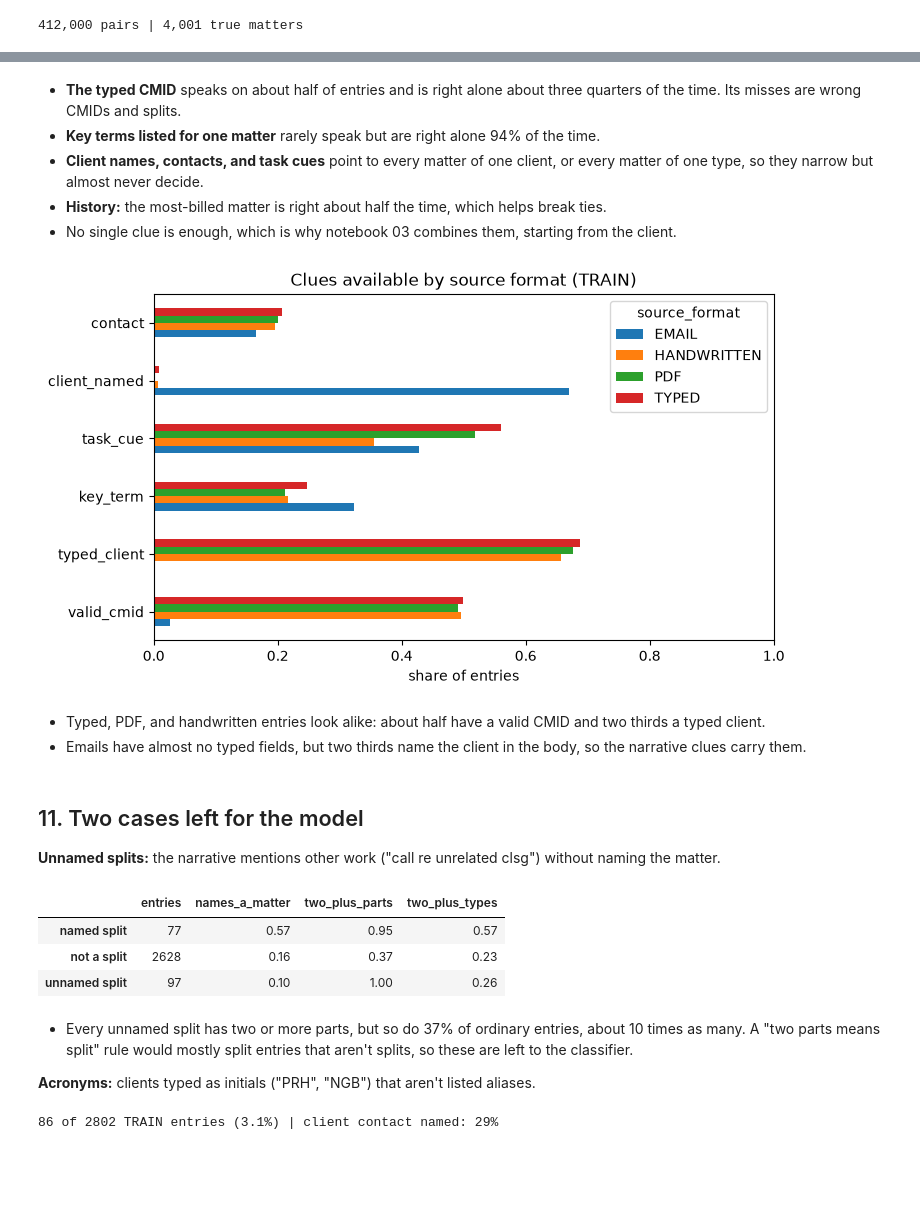
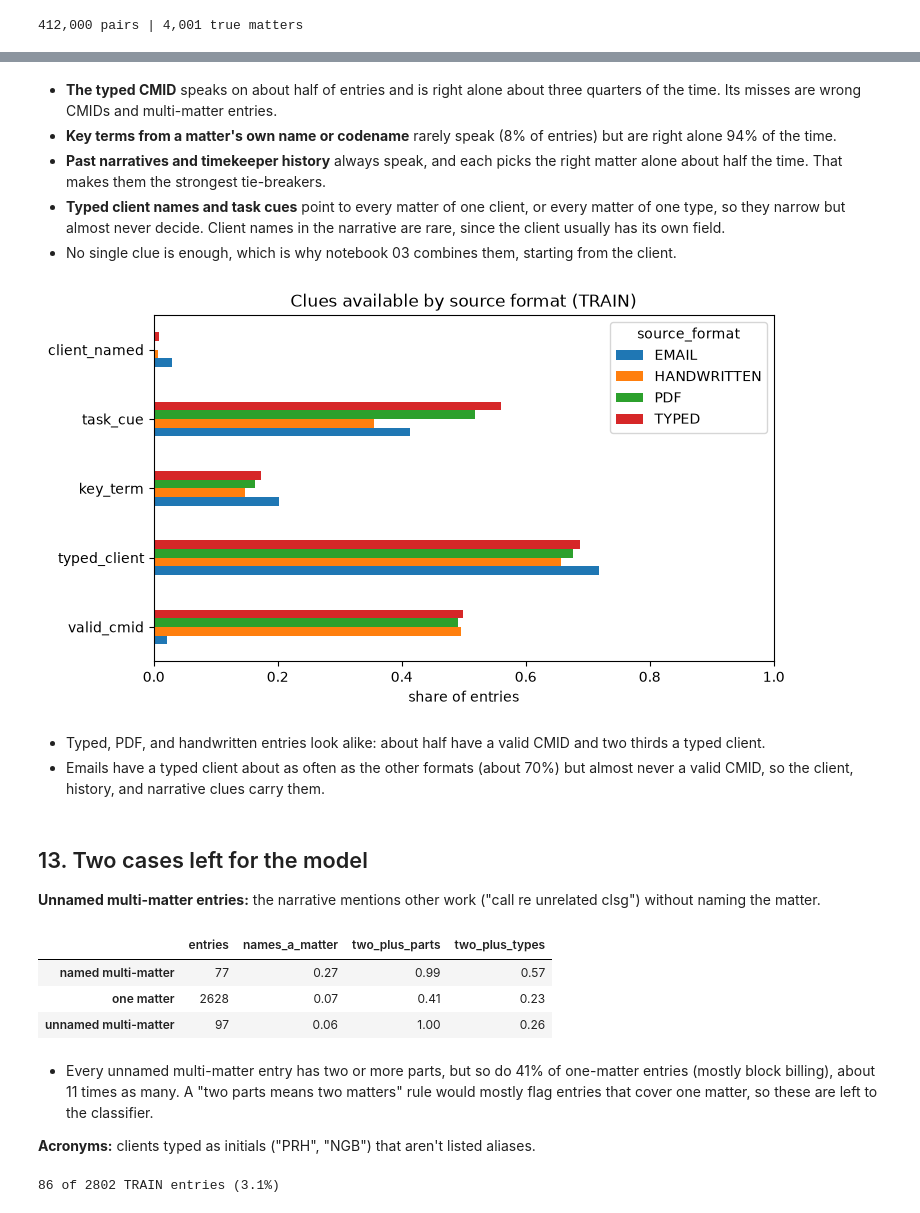
Before and after one commit to ashleyyykim/billing-entry-assistant, a Jupyter notebook: matching/notebooks/02_feature_building.ipynb, the cells around one changed output, grey strips where cells are left out. Drawn from its saved outputs; the diff is of its cells as text; code cells hidden in the pictures; blank space fills up the shorter version.

Commit message:
matching v2 - classifier updates

```diff
--- a/matching/notebooks/02_feature_building.ipynb
+++ b/matching/notebooks/02_feature_building.ipynb
@@ -52,7 +55,12 @@ MATTER_COLS = {"CMID": "cmid", "Client": "client", "Matter": "matter", "Matter T
 HISTORY_COLS = {"TK ID": "tk_id", "CMID": "cmid", "Hours (04/01-06/30/2026)": "hours"}
 HISTORY_END = pd.Timestamp("2026-06-30")
 
-PHRASE_MIN = 90   # a phrase counts as found in the narrative at this score or higher (section 6)
+PHRASE_MIN = 90   # a phrase counts as found in the narrative at this score or higher (section 7)
+
+SEED = 210
+FOLDS = 5
+EMBEDDING_MODEL = "all-MiniLM-L6-v2"
+PAST_K = 3   # past narratives averaged per matter (section 10)
 # %% [markdown]
 ## 2. Load data
 
@@ -61,7 +71,7 @@ The answer key (`KEY:` columns) is split off right away and only comes back at t
 sheets = pd.read_excel(DATA_PATH, sheet_name=None, dtype=str)
 raw, matter_master = sheets["Time Entries"], sheets["Matter Master"]
 
-entries = raw[list(ENTRY_COLS)].rename(columns=ENTRY_COLS)
+entries = pd.read_parquet(RESULTS_DIR / "00_entries.parquet")[list(ENTRY_COLS.values())]
 matters = matter_master[list(MATTER_COLS)].rename(columns=MATTER_COLS)
 history = sheets["TK Matter History"][list(HISTORY_COLS)].rename(columns=HISTORY_COLS)
 answers = (raw[["Time ID"] + [c for c in raw.columns if c.startswith("KEY: ")]]
@@ -69,6 +79,7 @@ answers = (raw[["Time ID"] + [c for c in raw.columns if c.startswith("KEY: ")]]
            .rename(columns={"key_split": "split"}))
 valid_cmids = set(matters["cmid"])
 
+assert entries["entry_id"].tolist() == raw["Time ID"].tolist()
 assert set(answers["split"]) == {"TRAIN", "VAL", "TEST"}
 assert not any(c.startswith("KEY") for c in entries.columns)
 assert pd.to_datetime(entries["work_date"]).min() > HISTORY_END
@@ -268,7 +275,7 @@ plt.show()
 - Right matches cluster at 100, and typos of real phrases ("capial call") land between 90 and 99. Look-alikes ("nda" vs. "snda") fall below 90, so the cutoff stays at 90.
 - Some wrong matches score 100: the word is really there but means other work, like "closing" in the stock phrase "in preparation for closing", or "tax". A cutoff can't fix those, so those cues are noted for review by someone who has billed time.
 # %%
-pairs = add_text_features(pairs, keyterms, cues, client_mentions, contacts, PHRASE_MIN)
+pairs = add_text_features(pairs, keyterms, cues, client_mentions, PHRASE_MIN)
 # %% [markdown]
 ## 8. Dates and timekeeper history
 
@@ -326,0 +344,14 @@ print(f"{len(pairs):,} pairs | {pairs['is_true_matter'].sum():,} true matters")
+# %%
+train_ids = answers.loc[answers["split"] == "TRAIN", "entry_id"].sample(frac=1, random_state=SEED)
+folds = dict(zip(train_ids, np.arange(len(train_ids)) % FOLDS))
+
+entry_text = pairs.drop_duplicates("entry_id")[["entry_id", "split", "key_true_cmid", "narrative_norm"]].reset_index(drop=True)
+encoder = SentenceTransformer(EMBEDDING_MODEL)
+vecs = encoder.encode(entry_text["narrative_norm"].tolist(), normalize_embeddings=True)
+
+pairs = add_gaps(add_past_narrative_sim(pairs, entry_text, vecs, folds, k=PAST_K), ["past_narrative_sim"])
+pairs["fold"] = pairs["entry_id"].map(folds).fillna(-1).astype(int)
+FEATURES["past_narratives"] = ["past_narrative_sim", "past_narrative_sim_gap"]
+FEATURE_COLS += FEATURES["past_narratives"]
+
+pairs[pairs["split"] == "VAL"].groupby("is_true_matter")["past_narrative_sim"].describe().round(2)
@@ -371,52 +452,50 @@ clues_train.round(2)
 # %% [markdown]
-- **The typed CMID** speaks on about half of entries and is right alone about three quarters of the time. Its misses are wrong CMIDs and splits.
-- **Key terms listed for one matter** rarely speak but are right alone 94% of the time.
-- **Client names, contacts, and task cues** point to every matter of one client, or every matter of one type, so they narrow but almost never decide.
-- **History:** the most-billed matter is right about half the time, which helps break ties.
+- **The typed CMID** speaks on about half of entries and is right alone about three quarters of the time. Its misses are wrong CMIDs and multi-matter entries.
+- **Key terms from a matter's own name or codename** rarely speak (8% of entries) but are right alone 94% of the time.
+- **Past narratives and timekeeper history** always speak, and each picks the right matter alone about half the time. That makes them the strongest tie-breakers.
+- **Typed client names and task cues** point to every matter of one client, or every matter of one type, so they narrow but almost never decide. Client names in the narrative are rare, since the client usually has its own field.
 - No single clue is enough, which is why notebook 03 combines them, starting from the client.
 # %%
 per_entry = pairs[pairs["split"] == TUNE].groupby("entry_id").agg(
     source_format=("source_format", "first"),
     valid_cmid=("cmid_valid", "max"),
     typed_client=(CLIENT_COL, lambda s: s.max() >= 80),
     key_term=("keyterm_hits", lambda s: s.max() > 0),
     task_cue=("cue_hits", lambda s: s.max() > 0),
-    client_named=("client_named", "max"),
-    contact=("client_contact_hits", lambda s: s.max() > 0))
+    client_named=("client_named", "max"))
 
 ax = per_entry.groupby("source_format").mean().T.plot.barh(figsize=(8, 4.5), xlim=(0, 1), title="Clues available by source format (TRAIN)")
 ax.set_xlabel("share of entries")
 plt.show()
 # %% [output]
-[figure, old version]
+[figure, new version]
 # %% [markdown]
 - Typed, PDF, and handwritten entries look alike: about half have a valid CMID and two thirds a typed client.
-- Emails have almost no typed fields, but two thirds name the client in the body, so the narrative clues carry them.
+- Emails have a typed client about as often as the other formats (about 70%) but almost never a valid CMID, so the client, history, and narrative clues carry them.
 # %% [markdown]
-## 11. Two cases left for the model
+## 13. Two cases left for the model
 
-**Unnamed splits:** the narrative mentions other work ("call re unrelated clsg") without naming the matter.
+**Unnamed multi-matter entries:** the narrative mentions other work ("call re unrelated clsg") without naming the matter.
 # %%
 first_rows = pairs[pairs["split"] == TUNE].drop_duplicates("entry_id")
 group = np.select([first_rows["key_entry_category"] == "SPLIT_UNNAMED", first_rows["key_entry_category"] == "SPLIT_NAMED"],
-                  ["unnamed split", "named split"], "not a split")
+                  ["unnamed multi-matter", "named multi-matter"], "one matter")
 first_rows.groupby(group).agg(entries=("entry_id", "size"),
                               names_a_matter=("n_matters_named", lambda s: (s >= 1).mean()),
                               two_plus_parts=("n_parts", lambda s: (s >= 2).mean()),
                               two_plus_types=("n_types_cued", lambda s: (s >= 2).mean())).round(2)
 # %% [output]
 |  | entries | names_a_matter | two_plus_parts | two_plus_types |
-| named split | 77 | 0.57 | 0.95 | 0.57 |
-| not a split | 2628 | 0.16 | 0.37 | 0.23 |
-| unnamed split | 97 | 0.10 | 1.00 | 0.26 |
+| named multi-matter | 77 | 0.27 | 0.99 | 0.57 |
+| one matter | 2628 | 0.07 | 0.41 | 0.23 |
+| unnamed multi-matter | 97 | 0.06 | 1.00 | 0.26 |
 # %% [markdown]
-- Every unnamed split has two or more parts, but so do 37% of ordinary entries, about 10 times as many. A "two parts means split" rule would mostly split entries that aren't splits, so these are left to the classifier.
+- Every unnamed multi-matter entry has two or more parts, but so do 41% of one-matter entries (mostly block billing), about 11 times as many. A "two parts means two matters" rule would mostly flag entries that cover one matter, so these are left to the classifier.
 
 **Acronyms:** clients typed as initials ("PRH", "NGB") that aren't listed aliases.
 # %%
 acronyms = first_rows[first_rows["key_client_surface"] == "UNLISTED_ACRONYM"]
-other = pairs[pairs["entry_id"].isin(acronyms["entry_id"])].groupby("entry_id")["client_contact_hits"].max() > 0
-print(f"{len(acronyms)} of {len(first_rows)} TRAIN entries ({len(acronyms) / len(first_rows):.1%}) | client contact named: {other.mean():.0%}")
+print(f"{len(acronyms)} of {len(first_rows)} TRAIN entries ({len(acronyms) / len(first_rows):.1%})")
 # %% [output]
-86 of 2802 TRAIN entries (3.1%) | client contact named: 29%
+86 of 2802 TRAIN entries (3.1%)
 # %% [markdown]
```
Also changed, not shown: parts of 29 cells of this notebook, 23 other files.
